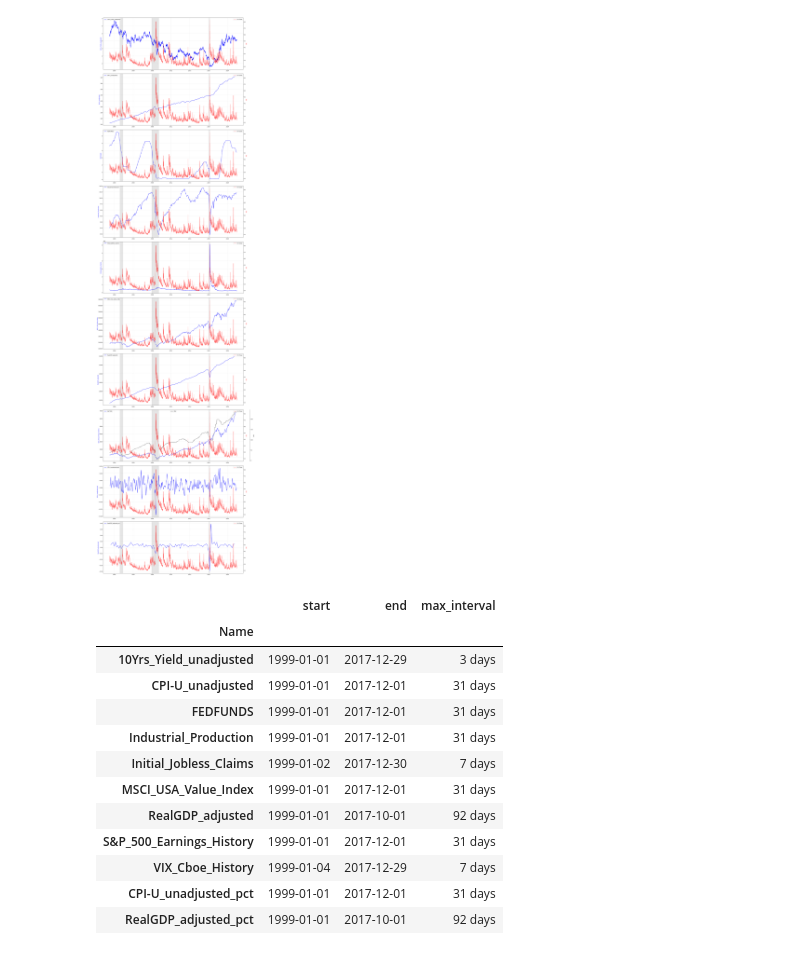
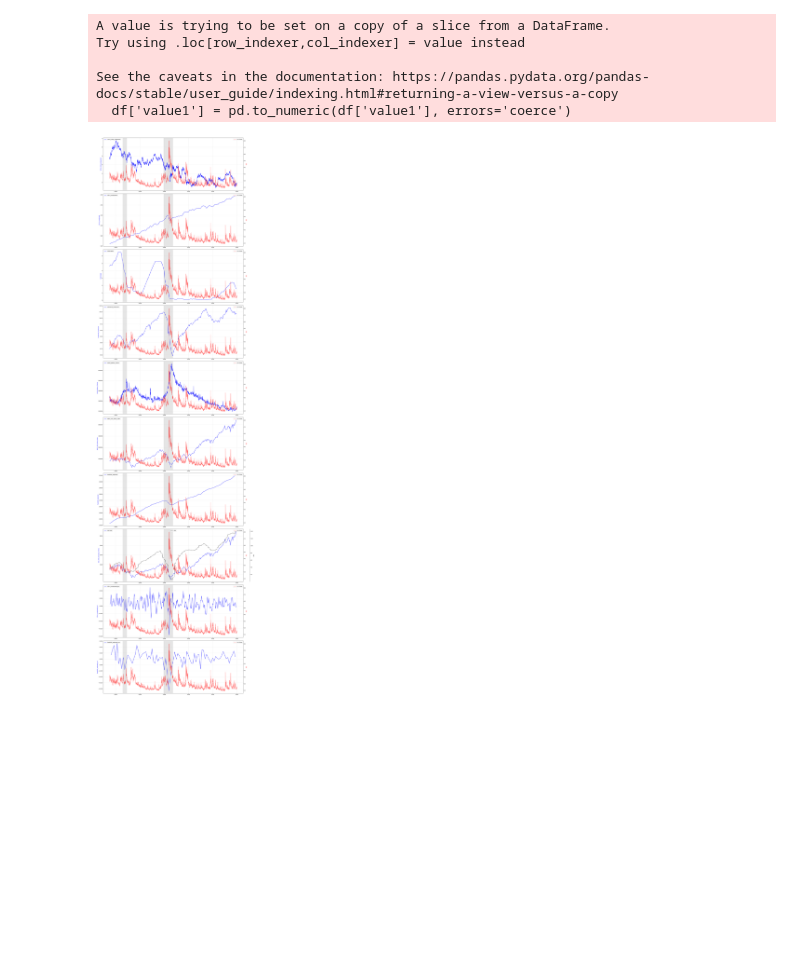
Before and after one commit to Starkl7/Regime-Dependent-Beta-Optimization, a Jupyter notebook: Basic_EDA.ipynb, the cells around one changed output. Drawn from its saved outputs; the diff is of its cells as text; code cells hidden in the pictures; blank space fills up the shorter version.

```diff
--- a/Basic_EDA.ipynb
+++ b/Basic_EDA.ipynb
@@ -64,7 +84,7 @@ def to_pct_change(df):
     df_pct = df.pct_change()
     return df_pct
 # %%
-dfs_list = list(dfs_dict.keys())
-dfs_dict_new = parse_datasets(dfs_list, dfs_dict)
-timeline_df = plot_timelines(dfs_list, dfs_dict)
+dfs_dict_new = parse_datasets(list(dfs_dict.keys()), dfs_dict)
+dfs_dict_train, dfs_dict_test = wrap_train_test(dfs_dict_new)
+train_timeline_df = plot_timelines(list(dfs_dict_train.keys()), dfs_dict_train)
 # %%
@@ -84,6 +119,17 @@ display(timeline_df)
+# %%
+def get_recession_periods(recessions):
+    recession_periods = []
+    for start, end in recessions:
+        recession_periods.append((pd.to_datetime(start), pd.to_datetime(end)))
+    return recession_periods
+recessions = [('2001-03-01', '2001-11-01'), ('2007-12-01', '2009-06-01'), ('2020-02-01', '2020-04-01')]
+recession_periods = get_recession_periods(recessions)
 # %%
-def plot_vs_vix(dfs_dict, vix_df, vix_style='line', recessions=[('2001-03-01', '2001-11-01'), ('2007-12-01', '2009-06-01'), ('2020-02-01', '2020-04-01')]):
+def plot_vs_vix(dfs_dict, vix_df, recessions, vix_style='line'):
     non_vix_dfs = {k: v for k, v in dfs_dict.items() if k != 'VIX_Cboe_History'}
+
+    start_data = vix_df.index.min()
+    end_data = vix_df.index.max()
 
     fig, axes = plt.subplots(len(non_vix_dfs), 1, figsize=(20, len(non_vix_dfs)*7))
     if len(non_vix_dfs) == 1:
@@ -115,7 +161,8 @@ def plot_vs_vix(dfs_dict, vix_df, vix_style='line', recessions=[('2001-03-01', '
 
         # Shade recessions
         for start, end in recessions:
-            ax1.axvspan(start, end, alpha=0.2, color='gray', zorder=0)
+            if (start_data <= start <= end_data) and (start_data <= end <= end_data):
+              ax1.axvspan(start, end, alpha=0.2, color='gray', zorder=0)
 
         ax1.set_ylabel(name, color='blue')
         ax2.set_ylabel('VIX', color='red')
@@ -129,10 +176,17 @@ def plot_vs_vix(dfs_dict, vix_df, vix_style='line', recessions=[('2001-03-01', '
 def change_dtype(df):
     df['value1'] = pd.to_numeric(df['value1'], errors='coerce')
     return df
-dfs_dict_new['CPI-U_unadjusted'] = change_dtype(dfs_dict_new['CPI-U_unadjusted'])
+dfs_dict_train['CPI-U_unadjusted'] = change_dtype(dfs_dict_train['CPI-U_unadjusted'])
+dfs_dict_test['CPI-U_unadjusted'] = change_dtype(dfs_dict_test['CPI-U_unadjusted'])
+# %% [output]
+A value is trying to be set on a copy of a slice from a DataFrame.
+Try using .loc[row_indexer,col_indexer] = value instead
+
+See the caveats in the documentation: https://pandas.pydata.org/pandas-docs/stable/user_guide/indexing.html#returning-a-view-versus-a-copy
+  df['value1'] = pd.to_numeric(df['value1'], errors='coerce')
 # %%
-dfs_dict_new['CPI-U_unadjusted_pct'] = to_pct_change(dfs_dict_new['CPI-U_unadjusted'])
-dfs_dict_new['RealGDP_adjusted_pct'] = to_pct_change(dfs_dict_new['RealGDP_adjusted'])
-plot_vs_vix(dfs_dict_new, dfs_dict['VIX_Cboe_History'], vix_style='line')
+dfs_dict_train['CPI-U_unadjusted_pct'] = to_pct_change(dfs_dict_train['CPI-U_unadjusted'])
+dfs_dict_train['RealGDP_adjusted_pct'] = to_pct_change(dfs_dict_train['RealGDP_adjusted'])
+plot_vs_vix(dfs_dict_train, dfs_dict_train['VIX_Cboe_History'], recessions=recession_periods, vix_style='line')
 # %% [output]
-[figure, old version]
+[figure, new version]
@@ -145,20 +193,3 @@ def get_train_data(dfs_dict, end_period='2018-01-01'):
-# %%
-dfs_dict_train = get_train_data(dfs_dict_new, end_period='2018-01-01')
-display(plot_timelines(dfs_dict_train.keys(), dfs_dict_train))
-# %% [output]
-|  | start | end | max_interval |
-| Name |  |  |  |
-| 10Yrs_Yield_unadjusted | 1999-01-01 | 2017-12-29 | 3 days |
-| CPI-U_unadjusted | 1999-01-01 | 2017-12-01 | 31 days |
-| FEDFUNDS | 1999-01-01 | 2017-12-01 | 31 days |
-| Industrial_Production | 1999-01-01 | 2017-12-01 | 31 days |
-| Initial_Jobless_Claims | 1999-01-02 | 2017-12-30 | 7 days |
-| MSCI_USA_Value_Index | 1999-01-01 | 2017-12-01 | 31 days |
-| RealGDP_adjusted | 1999-01-01 | 2017-10-01 | 92 days |
-| S&P_500_Earnings_History | 1999-01-01 | 2017-12-01 | 31 days |
-| VIX_Cboe_History | 1999-01-04 | 2017-12-29 | 7 days |
-| CPI-U_unadjusted_pct | 1999-01-01 | 2017-12-01 | 31 days |
-| RealGDP_adjusted_pct | 1999-01-01 | 2017-10-01 | 92 days |
 # %%
 def detect_freq(df):
     deltas = df.index.to_series().diff().dt.days.dropna()
```
Also changed, not shown: parts of 22 cells of this notebook.
